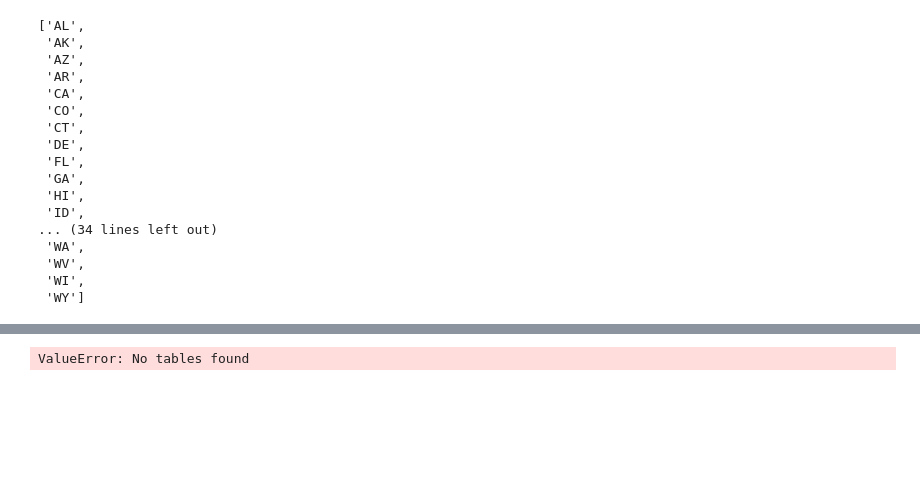
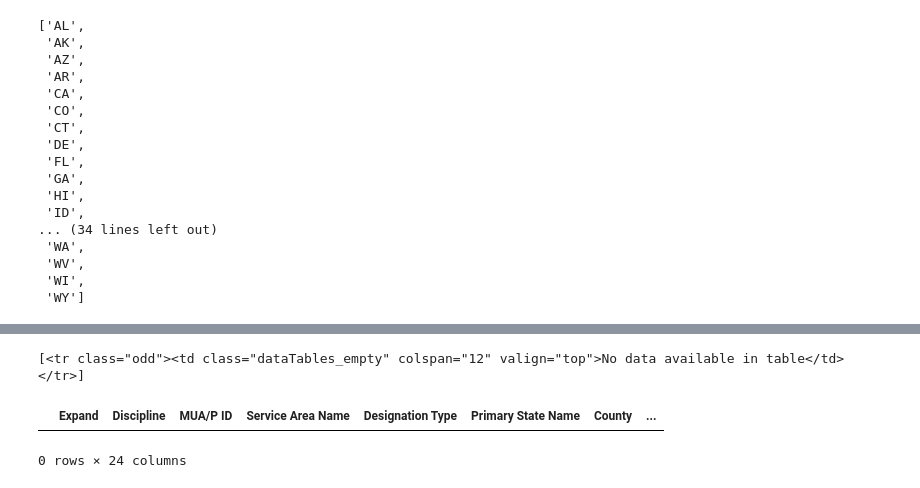
Before and after one commit to robyndook/Cancer_Analysis_US_Counties, a Jupyter notebook: Abramo_Web_Scraping/Medically Underserved Area Scrape.ipynb, the cells around one changed output, grey strips where cells are left out. Cells and saved outputs as stored; diff of their text form; code cells hidden in the pictures; blank space fills up the shorter version.

```diff
--- a/Abramo_Web_Scraping/Medically Underserved Area Scrape.ipynb
+++ b/Abramo_Web_Scraping/Medically Underserved Area Scrape.ipynb
@@ -104,3 +112,9 @@ states
  'WV',
  'WI',
  'WY']
+# %%
+# Header set up
+headers = []
+for i in collect_elem.find_all('th')[0:12]:
+     title = i.text
+     headers.append(title)
@@ -107,20 +138,35 @@ states
+# %%
+table_soup = soup(html, 'html.parser')
+table_elem = table_soup.select_one('tbody')
+table_elem.find_all('tr')
+# %% [output]
+[<tr class="odd"><td class="dataTables_empty" colspan="12" valign="top">No data available in table</td></tr>]
 # %%
 # Create relevant variables
-MUA_list = []
 state_dropdown = browser.find_by_id('stateSelection').first
 submit_button =browser.find_by_text('Submit').first
-
+table_row = table_elem.find_all('tr')
 # Loop through states using control_elem
-for state in states:
-    state_dropdown.select(state)
-    #Apply submit button <button class='btn btn-primary' type='submit'> .click()
-    submit_button.click()
-
-    # Use collect_elem to select columns and data
-    y = pd.read_html(url)
-    #MUA/P ID, Service Area Name, Designation Type, Primary State Name, County, Index of Medical Underservice Score, Rural Status
-    MUA_list.append(y)
+#for state in states:
+state_dropdown.select('AL')
+#Apply submit button <button class='btn btn-primary' type='submit'> .click()
+submit_button.click()
+time.sleep(10)
+table_row = table_elem.find_all('tr')
+# Wait for values to load
+browser.is_element_present_by_css('div.tab-content', wait_time=6)
+# Create a for loop to fill mydata
+for j in table_row[1:]:
+    row_data = j.find_all('td')
+    row = [i.text for i in row_data]
+    print(j)
+    print(row_data)
+    length = len(MUA_df)
+    MUA_df.loc[length] = row
-# %% [output]
-ValueError: No tables found
 # %%
 # Save DataFrame to CSV
+# %%
+MUA_df
+# %% [output]
+|  | Expand | Discipline | MUA/P ID | Service Area Name | Designation Type | Primary State Name | County | ... |
+0 rows × 24 columns
```
Also changed, not shown: parts of 9 cells of this notebook, 27 other files.
